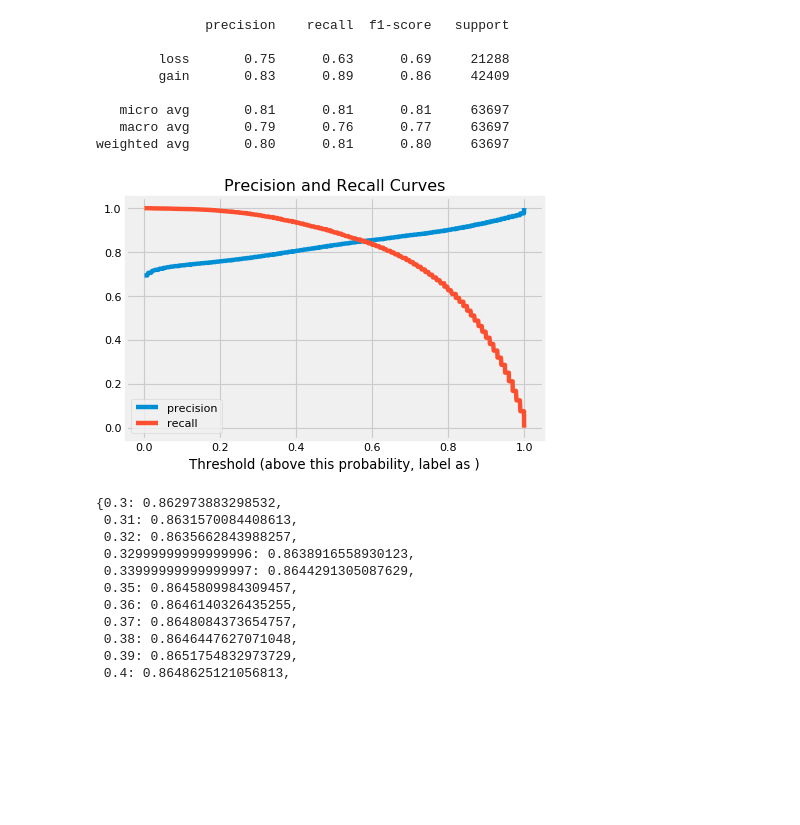
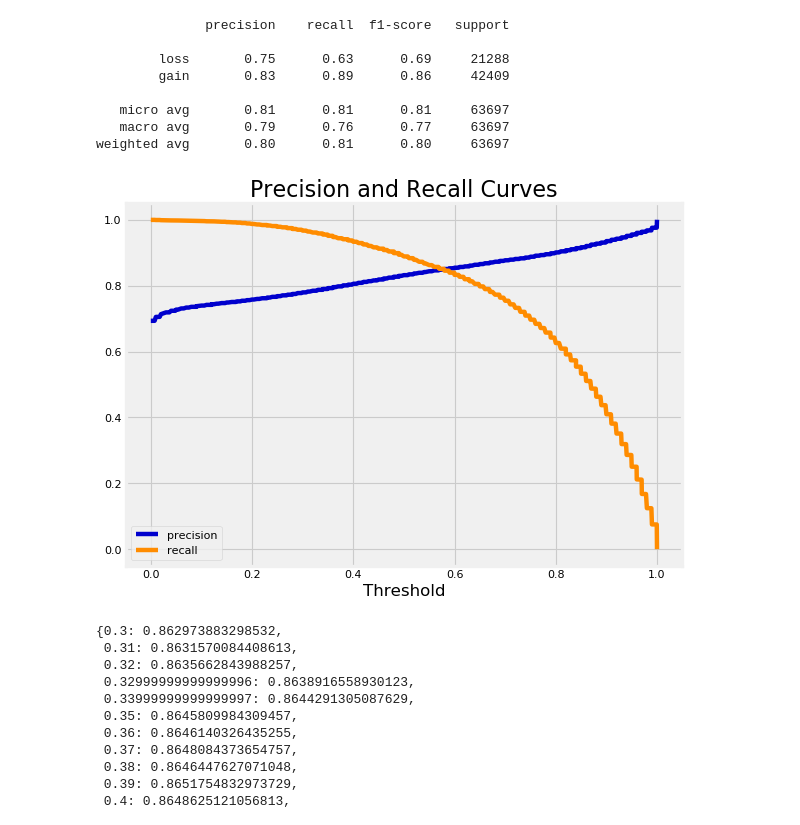
Before and after one commit to huangee/nfl_yards_gained, a Jupyter notebook: NFL_all_teams.ipynb, the cells around one changed output. Cells and saved outputs as stored; diff of their text form; code cells hidden in the pictures; blank space fills up the shorter version.

```diff
--- a/NFL_all_teams.ipynb
+++ b/NFL_all_teams.ipynb
@@ -245,7 +202,7 @@ weighted avg       0.74      0.75      0.74     63697
 # %%
 from sklearn import tree
 # %%
-model_tree = tree.DecisionTreeClassifier(max_depth=11, random_state=44)
+model_tree = tree.DecisionTreeClassifier(max_depth=12, random_state=44)
 # %%
 model_tree.fit(X_train, y_train)
 # %% [output]
@@ -441,14 +384,14 @@ weighted avg       0.80      0.81      0.80     63697
 # %%
 precision_curve, recall_curve, threshold_curve = precision_recall_curve(y_test_binary, model_rf.predict_proba(X_test)[:,0] )
 
-plt.figure(dpi=80)
-plt.plot(threshold_curve, precision_curve[1:],label='precision')
-plt.plot(threshold_curve, recall_curve[1:], label='recall')
+plt.figure(dpi=80, figsize=(8,6))
+plt.plot(threshold_curve, precision_curve[1:],label='precision', c='mediumblue')
+plt.plot(threshold_curve, recall_curve[1:], label='recall', c='darkorange')
 plt.legend(loc='lower left')
-plt.xlabel('Threshold (above this probability, label as )');
-plt.title('Precision and Recall Curves');
+plt.xlabel('Threshold',fontsize=15);
+plt.title('Precision and Recall Curves',fontsize=20);
 # %% [output]
-[figure, old version]
+[figure, new version]
 # %%
 threshold = np.linspace(.3,.5,21)
 dict_thresholdf1 = dict()
```
Also changed, not shown: parts of 36 cells of this notebook, 4 other files.
